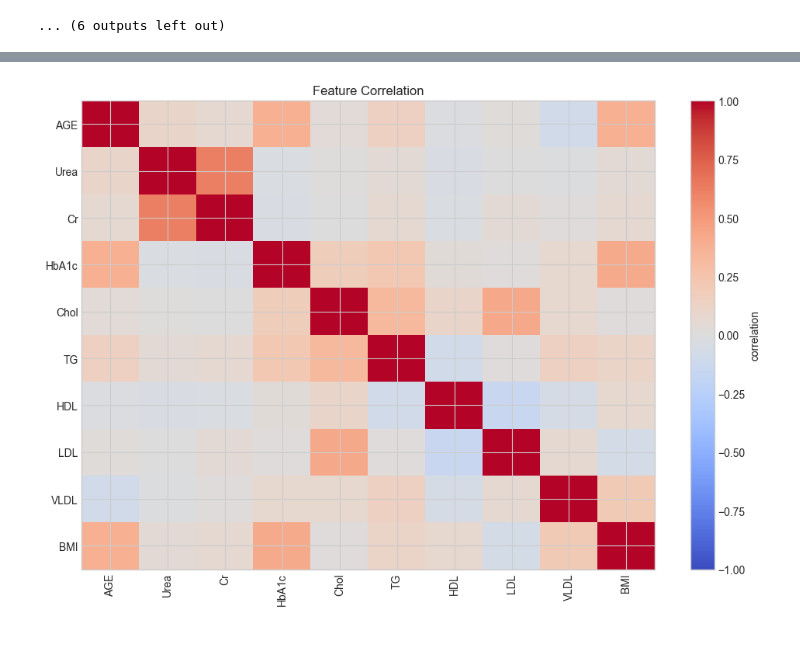
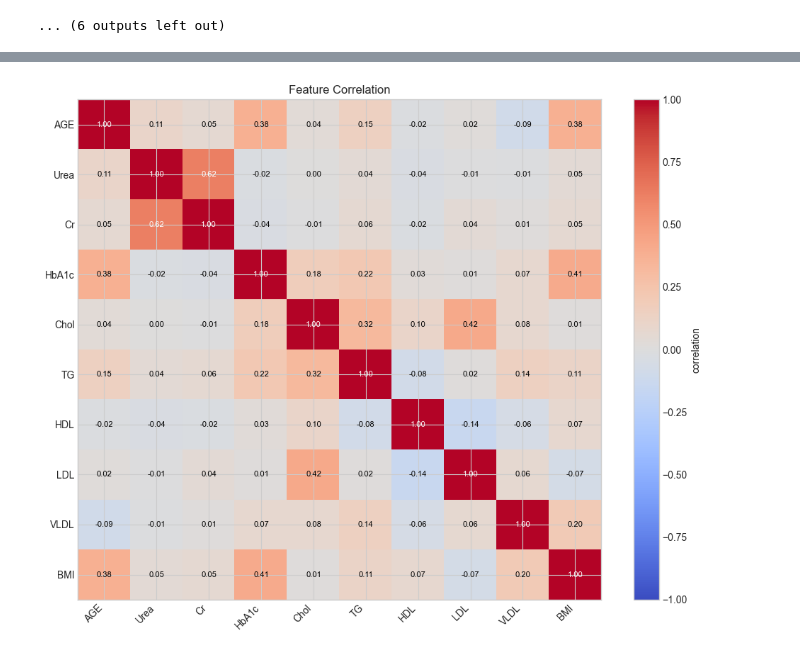
Before and after one commit to Abhay1Dhakl/diabetes-nyp-classification-clustering, a Jupyter notebook: notebooks/01_eda.ipynb, the cells around one changed output, grey strips where cells are left out. Drawn from its saved outputs; the diff is of its cells as text; code cells hidden in the pictures.

Commit message:
added code interpretation cell

```diff
--- a/notebooks/01_eda.ipynb
+++ b/notebooks/01_eda.ipynb
@@ -355,16 +432,24 @@ else:
 # %%
 if len(numeric_cols) > 1:
     corr = X_df[numeric_cols].corr()
 
-    plt.figure(figsize=(10, 7))
-    plt.imshow(corr, aspect="auto", cmap="coolwarm", vmin=-1, vmax=1)
-    plt.colorbar(label="correlation")
-    plt.xticks(range(len(corr.columns)), corr.columns, rotation=90)
+    plt.figure(figsize=(10, 8))
+    im = plt.imshow(corr, aspect="auto", cmap="coolwarm", vmin=-1, vmax=1)
+    plt.colorbar(im, label="correlation")
+    plt.xticks(range(len(corr.columns)), corr.columns, rotation=45, ha="right")
     plt.yticks(range(len(corr.columns)), corr.columns)
     plt.title("Feature Correlation")
+
+    # annotate each cell with the correlation value
+    for i in range(len(corr.columns)):
+        for j in range(len(corr.columns)):
+            val = corr.iloc[i, j]
+            color = "white" if abs(val) > 0.5 else "black"
+            plt.text(j, i, f"{val:.2f}", ha="center", va="center", color=color, fontsize=8)
+
     plt.tight_layout()
     plt.show()
 else:
     print("Not enough numeric columns for correlation.")
 # %% [output]
-[figure, old version]
+[figure, new version]
```
Also changed, not shown: parts of 43 cells of this notebook, 1 other file.
